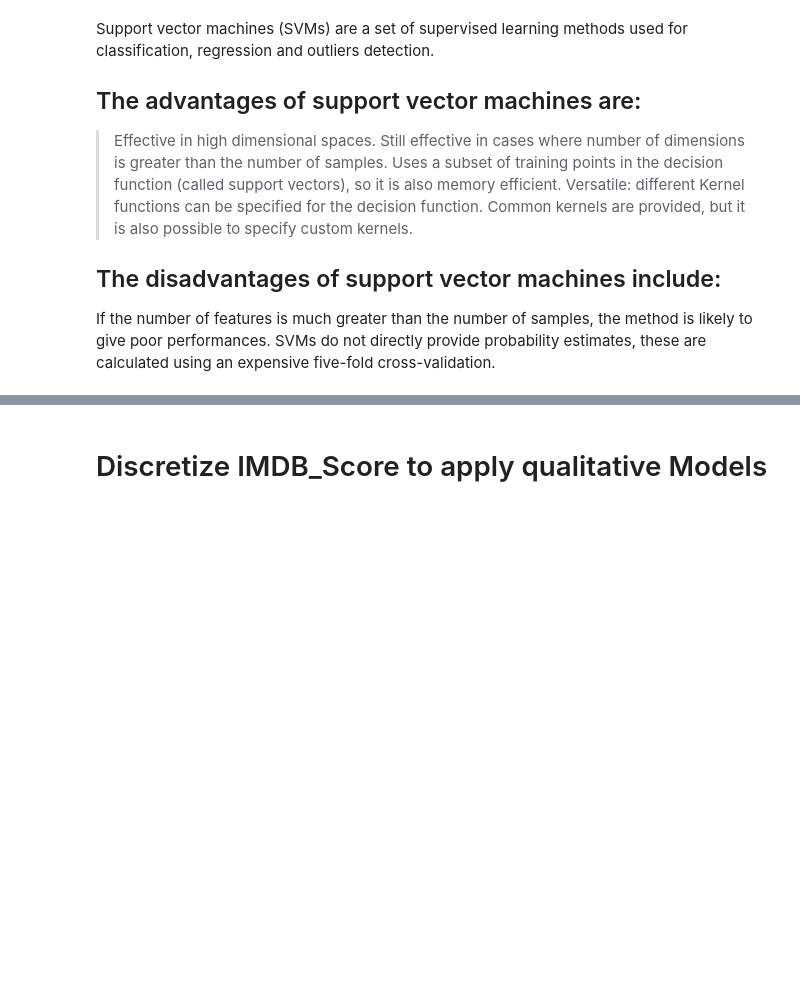
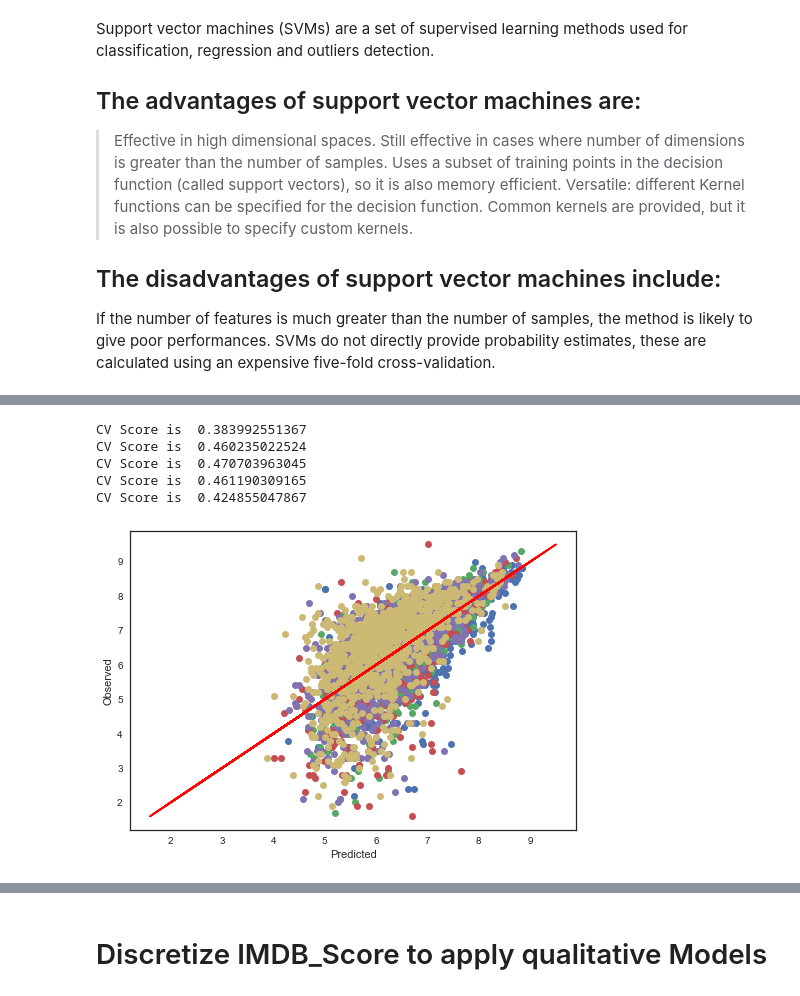
Before and after one commit to chatkausik/First-Capstone-Project, a Jupyter notebook: Capstone_1_movierecmnd_iter_1.ipynb, the cells around one changed output, grey strips where cells are left out. Cells and saved outputs as stored; diff of their text form; code cells hidden in the pictures; blank space fills up the shorter version.

```diff
--- a/Capstone_1_movierecmnd_iter_1.ipynb
+++ b/Capstone_1_movierecmnd_iter_1.ipynb
@@ -946,0 +1020,10 @@ Variance score: 0.02
+# %%
+#Random Forest Regression Accuracy is 47% with cross validation
+cv_score(rfr)
+# %% [output]
+CV Score is  0.383992551367
+CV Score is  0.460235022524
+CV Score is  0.470703963045
+CV Score is  0.461190309165
+CV Score is  0.424855047867
+[figure, added]
```
Also changed, not shown: parts of 88 cells of this notebook.
